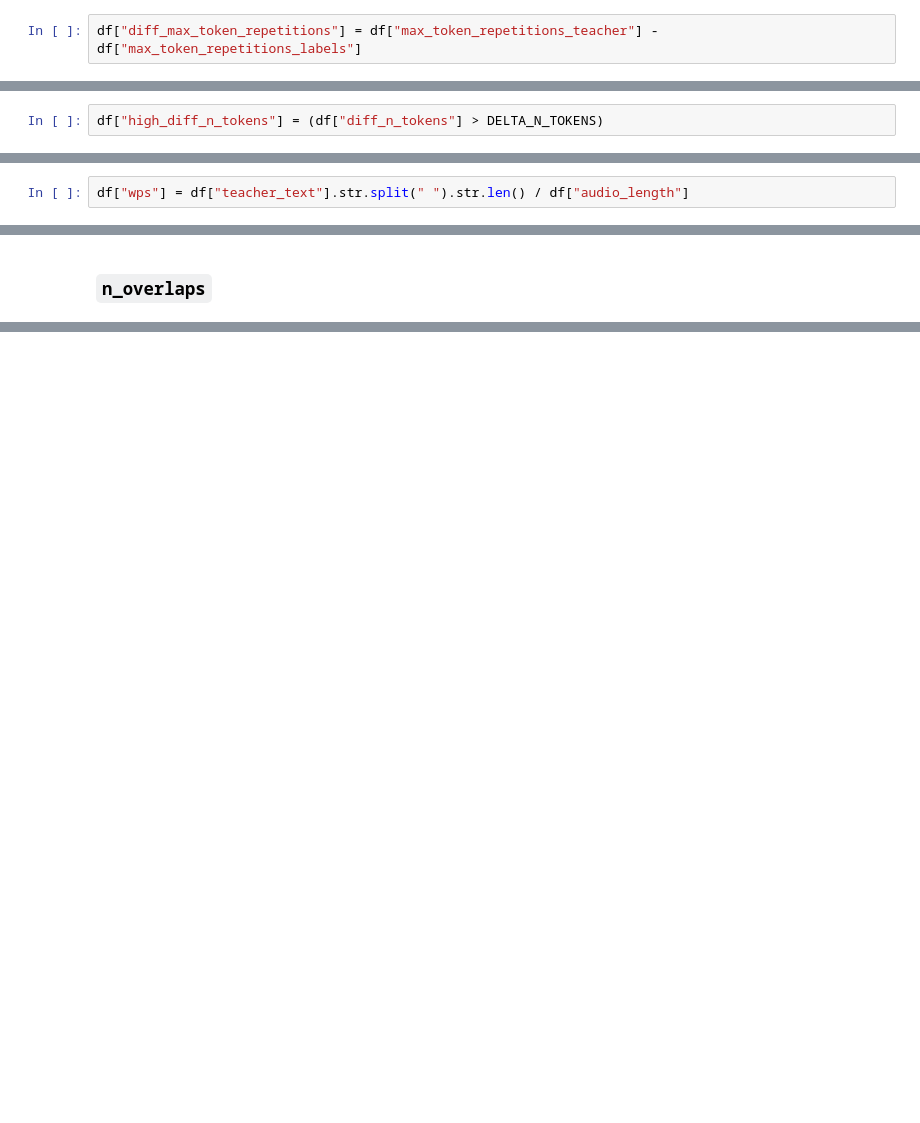
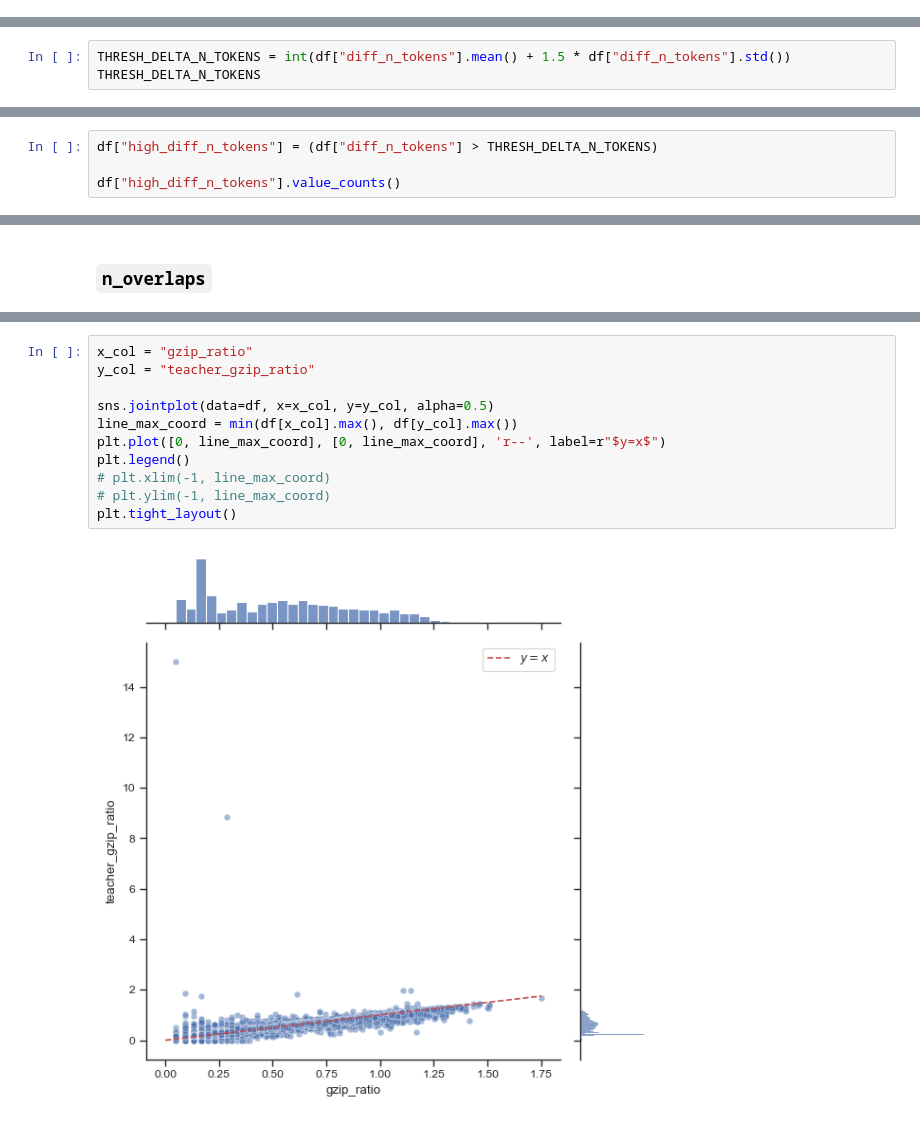
Before and after one commit to tonywu71/distilling-and-forgetting-in-large-pre-trained-models, a Jupyter notebook: notebooks/analyze_whisper_hallucinations-ts_based.ipynb, the cells around one changed output, grey strips where cells are left out. Saved outputs shown, nothing was run; the diff lists cells and outputs as text; blank space fills up the shorter version.

```diff
--- a/notebooks/analyze_whisper_hallucinations-ts_based.ipynb
+++ b/notebooks/analyze_whisper_hallucinations-ts_based.ipynb
@@ -167,2 +139,0 @@ fig.tight_layout()
-# %%
-df["diff_max_token_repetitions"] = df["max_token_repetitions_teacher"] - df["max_token_repetitions_labels"]
@@ -197,0 +144,3 @@ DELTA_N_TOKENS
+# %%
+THRESH_DELTA_N_TOKENS = int(df["diff_n_tokens"].mean() + 1.5 * df["diff_n_tokens"].std())
+THRESH_DELTA_N_TOKENS
@@ -198,2 +149,4 @@ DELTA_N_TOKENS
 # %%
-df["high_diff_n_tokens"] = (df["diff_n_tokens"] > DELTA_N_TOKENS)
+df["high_diff_n_tokens"] = (df["diff_n_tokens"] > THRESH_DELTA_N_TOKENS)
+
+df["high_diff_n_tokens"].value_counts()
@@ -343,2 +229,0 @@ String edit metrics before filtering:
-# %%
-df["wps"] = df["teacher_text"].str.split(" ").str.len() / df["audio_length"]
@@ -536,0 +295,13 @@ String edit metrics before filtering:
+# %%
+x_col = "gzip_ratio"
+y_col = "teacher_gzip_ratio"
+
+sns.jointplot(data=df, x=x_col, y=y_col, alpha=0.5)
+line_max_coord = min(df[x_col].max(), df[y_col].max())
+plt.plot([0, line_max_coord], [0, line_max_coord], 'r--', label=r"$y=x$")
+plt.legend()
+# plt.xlim(-1, line_max_coord)
+# plt.ylim(-1, line_max_coord)
+plt.tight_layout()
+# %% [output]
+[figure, added]
```
Also changed, not shown: parts of 42 cells of this notebook, 1 other file.
